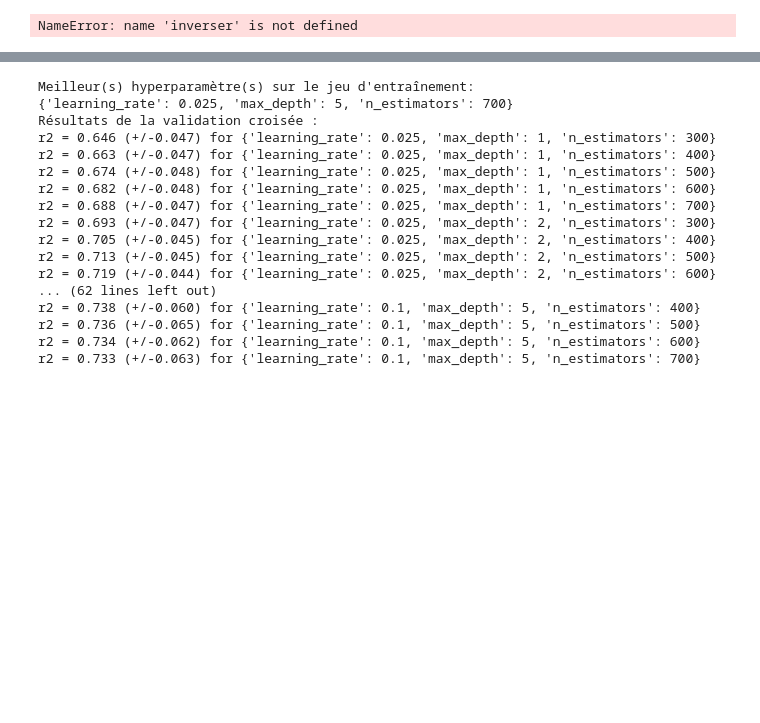
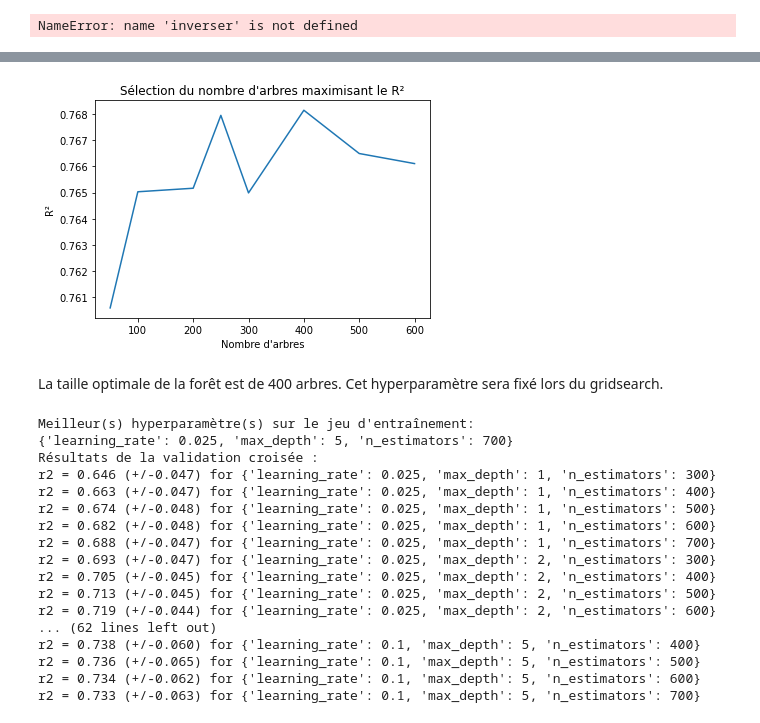
Before and after one commit to sebastienbourgeois/oc-p4-anticiper-besoin-consommation-batiments, a Jupyter notebook: Pelec_02_code.ipynb, the cells around one changed output, grey strips where cells are left out. Saved outputs shown, nothing was run; the diff lists cells and outputs as text; code cells hidden in the pictures; blank space fills up the shorter version.

Commit message:
Recherche de la taille optimale de la forêt aléatoire sans cross-validation

```diff
--- a/Pelec_02_code.ipynb
+++ b/Pelec_02_code.ipynb
@@ -348,3 +348,13 @@ RMSE = round(mean_squared_error(inverser(y_conso_train), inverser(y_pred), squar
 print("MAE : {}, R² : {:.3}, RMSE : {}, Temps de traitement : {:.3}s".format(MAE, R2, RMSE, duree_traitement))
 # %% [output]
 NameError: name 'inverser' is not defined
+# %%
+from sklearn.ensemble import RandomForestRegressor
+
+# bonne pratique : chercher le nombre d'arbres optimal pour le random forest sans cross validation
+nb_arbres = [50, 100, 200, 250, 300, 400, 500, 600]
+scores = []
+for taille_foret in nb_arbres:
+    rf_0 = RandomForestRegressor(n_estimators=taille_foret)
+    rf_0.fit(std_X_conso_train, y_conso_train)
+    scores.append(rf_0.score(std_X_conso_test, y_conso_test))
@@ -351,3 +372,13 @@ NameError: name 'inverser' is not defined
+# %%
+plt.plot(nb_arbres, scores)
+plt.xlabel("Nombre d'arbres")
+plt.ylabel("R²")
+plt.title("Sélection du nombre d'arbres maximisant le R²")
+plt.show()
+# %% [output]
+[figure, added]
+# %% [markdown]
+La taille optimale de la forêt est de 400 arbres. Cet hyperparamètre sera fixé lors du gridsearch.
 # %%
 # retourne un array dont les valeurs sont l'inverse du logarithme appliqué sur les données
 def inverser(log_y_plus_1):
```
Also changed, not shown: parts of 1 cell of this notebook.
